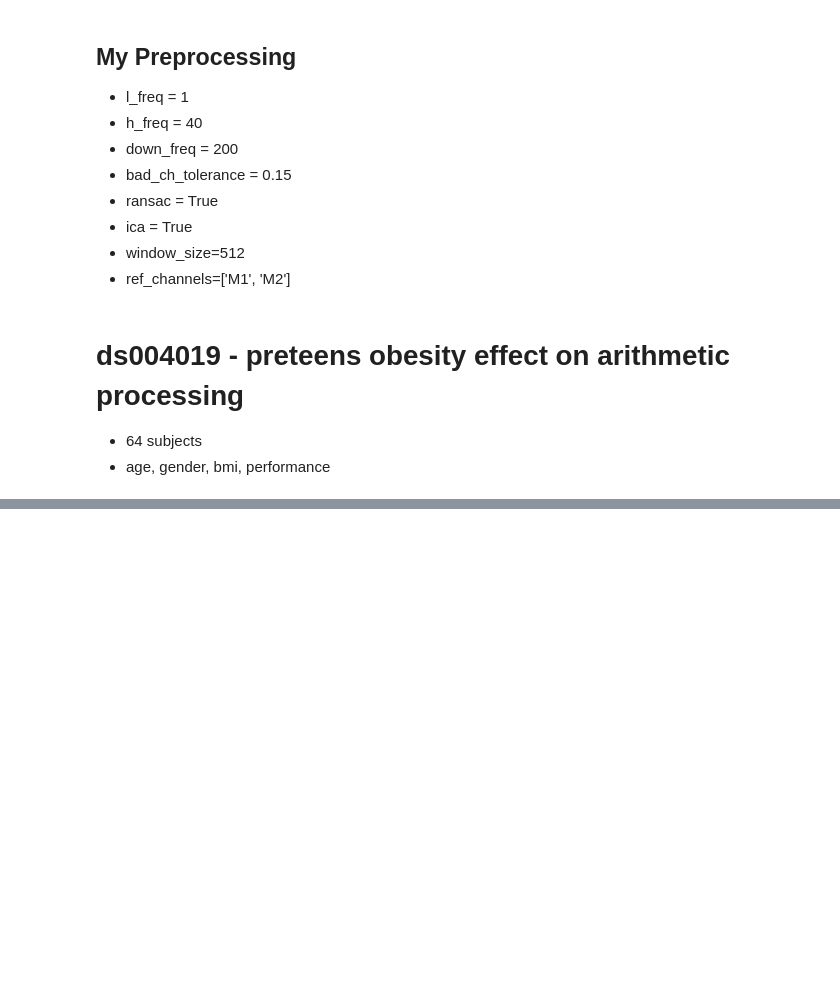
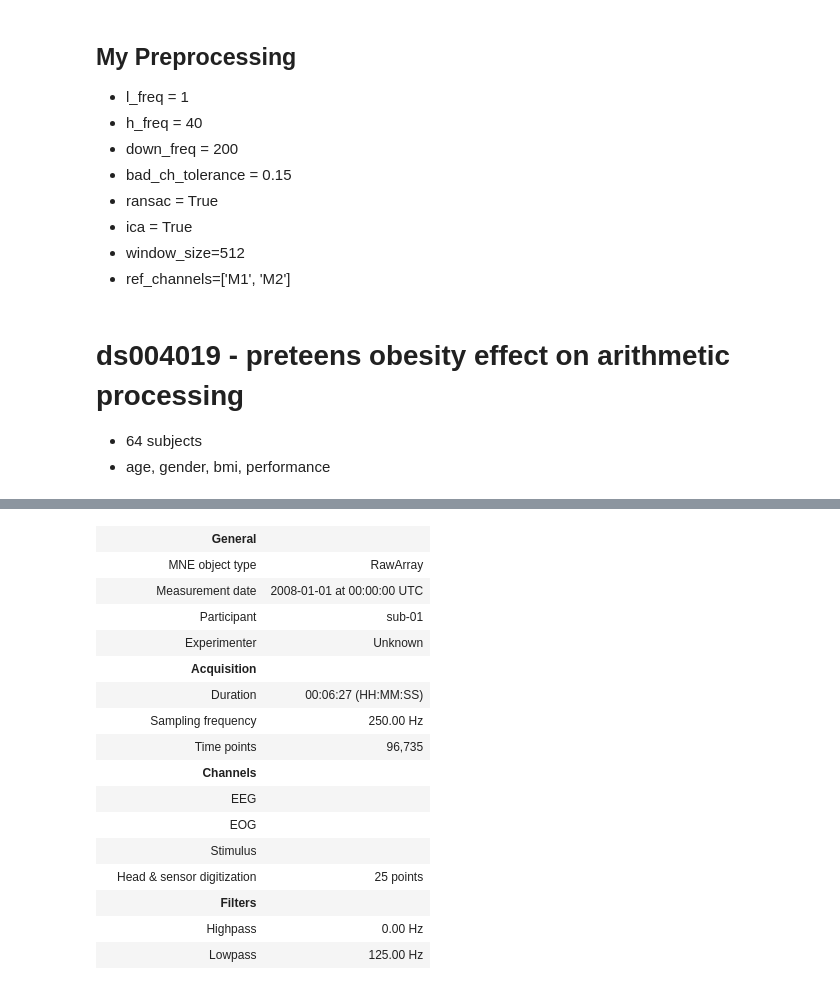
Before and after one commit to AriiiAlves/Undergrad-Research-EEG-FM, a Jupyter notebook: Full-Preprocessing-Umap/datasets.ipynb, the cells around one changed output, grey strips where cells are left out. Cells and saved outputs as stored; diff of their text form; code cells hidden in the pictures; blank space fills up the shorter version.

```diff
--- a/Full-Preprocessing-Umap/datasets.ipynb
+++ b/Full-Preprocessing-Umap/datasets.ipynb
@@ -198,0 +294,10 @@ dataset.description
+# %%
+DATA_DIR = Path("./data").resolve()
+DATA_DIR.mkdir(parents=True, exist_ok=True)
+
+set_download_dir(str(DATA_DIR))
+
+dataset = MOABBDataset(
+    dataset_name="BNCI2014_001",
+    subject_ids=[1],
+)
@@ -198,0 +337,20 @@ dataset.description
+# %%
+dataset.datasets[0].raw
+# %% [output]
+|  | General |  |
+|  | MNE object type | RawArray |
+|  | Measurement date | 2008-01-01 at 00:00:00 UTC |
+|  | Participant | sub-01 |
+|  | Experimenter | Unknown |
+|  | Acquisition |  |
+|  | Duration | 00:06:27 (HH:MM:SS) |
+|  | Sampling frequency | 250.00 Hz |
+|  | Time points | 96,735 |
+|  | Channels |  |
+|  | EEG |  |
+|  | EOG |  |
+|  | Stimulus |  |
+|  | Head & sensor digitization | 25 points |
+|  | Filters |  |
+|  | Highpass | 0.00 Hz |
+|  | Lowpass | 125.00 Hz |
```
Also changed, not shown: parts of 19 cells of this notebook, 6 other files.
